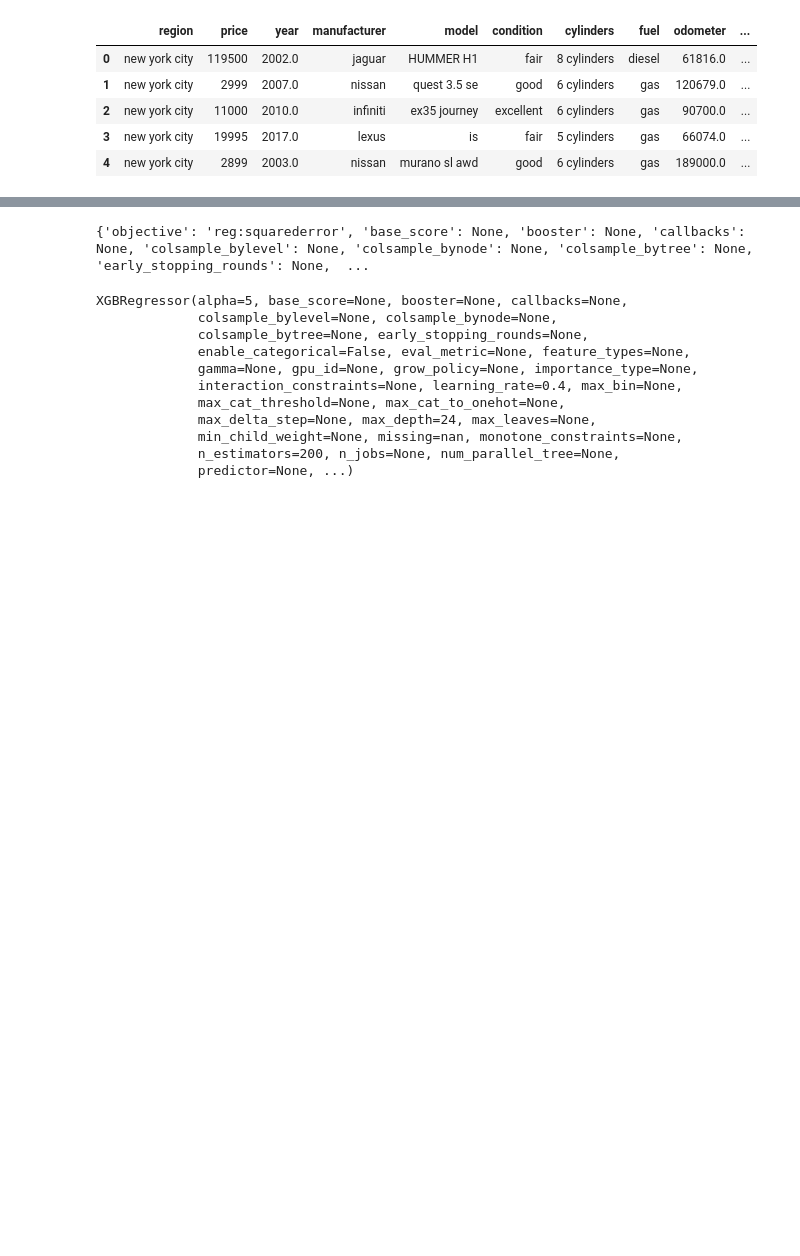
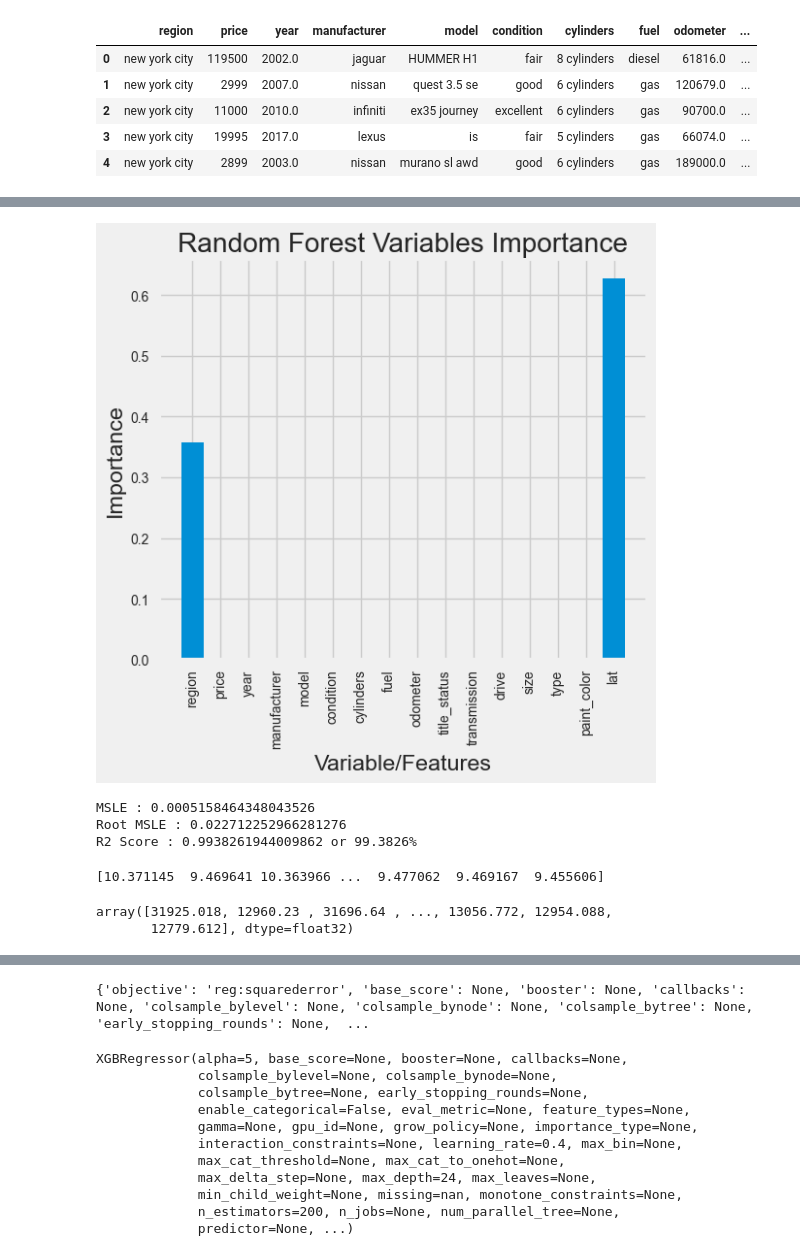
Before and after one commit to CarreteroMunozJoseIvan/Ivan_proyecto_final_ML-, a Jupyter notebook: notebooks/03_Entrenamiento_Modelo.ipynb, the cells around one changed output, grey strips where cells are left out. Drawn from its saved outputs; the diff is of its cells as text; code cells hidden in the pictures; blank space fills up the shorter version.

Commit message:
Your commit message

```diff
--- a/notebooks/03_Entrenamiento_Modelo.ipynb
+++ b/notebooks/03_Entrenamiento_Modelo.ipynb
@@ -171,6 +384,6 @@ plt.show()
 # %%
 #model implementation
-KNN=KNeighborsRegressor(n_neighbors=5)
+KNN=KNeighborsRegressor(n_neighbors=2)
 KNN.fit(X_train,y_train)
 y_pred=KNN.predict(X_test)
 # %%
@@ -202,0 +432,22 @@ plt.show()
+# %%
+importances=RFR.feature_importances_
+features=X_train.columns
+
+# Set the style
+plt.style.use('fivethirtyeight')
+# list of x locations for plotting
+x_values = list(range(len(importances)))
+# Make a bar chart
+plt.figure(figsize=(6,6))
+plt.bar(x_values, importances, orientation = ('vertical'))
+# Tick labels for x axis
+plt.xticks(x_values, features, rotation=(90))
+# Axis labels and title
+plt.ylabel('Importance');
+plt.xlabel('Variable/Features');
+plt.title('Random Forest Variables Importance')
+plt.tight_layout()
+plt.savefig('Random-Forest-Variables-Importances.jpg',dpi=600)
+plt.show();
+# %% [output]
+[figure, added]
@@ -202,0 +461,10 @@ plt.show()
+# %%
+#model evaluation
+r6_br=result(y_test,y_pred)
+print("MSLE : {}".format(r6_br[0]))
+print("Root MSLE : {}".format(r6_br[1]))
+print("R2 Score : {} or {}%".format(r6_br[2],r6_br[3]))
+# %% [output]
+MSLE : 0.0005158464348043526
+Root MSLE : 0.022712252966281276
+R2 Score : 0.9938261944009862 or 99.3826%
@@ -206,6 +477,25 @@ xg_reg = xgb.XGBRegressor(objective ='reg:squarederror', learning_rate = 0.4,
                 max_depth = 24, alpha = 5, n_estimators = 200)
 xg_reg.fit(X_train,y_train)
 y_pred = xg_reg.predict(X_test)
+# Store the scaling parameters used for the target variable
+target_scaling_params = {'mean': df['price'].mean(), 'std': df['price'].std()}
+
+# Perform predictions on your X_test data
+y_pred = xg_reg.predict(X_test)
+
+# Inverse scaling on the predicted values to obtain the actual price
+y_pred_actual = (y_pred * target_scaling_params['std']) + target_scaling_params['mean']
+
+# Display the actual price predictions
+print(y_pred_actual)
+# %% [output]
+[10.371145  9.469641 10.363966 ...  9.477062  9.469167  9.455606]
+# %%
+y_pred_actual = np.exp(y_pred_actual)
+y_pred_actual
+# %% [output]
+array([31925.018, 12960.23 , 31696.64 , ..., 13056.772, 12954.088,
+       12779.612], dtype=float32)
 # %%
 #model evaluation
 y_test_1,y_pred_1=remove_neg(y_test,y_pred)
```
Also changed, not shown: parts of 36 cells of this notebook, 22 other files.
